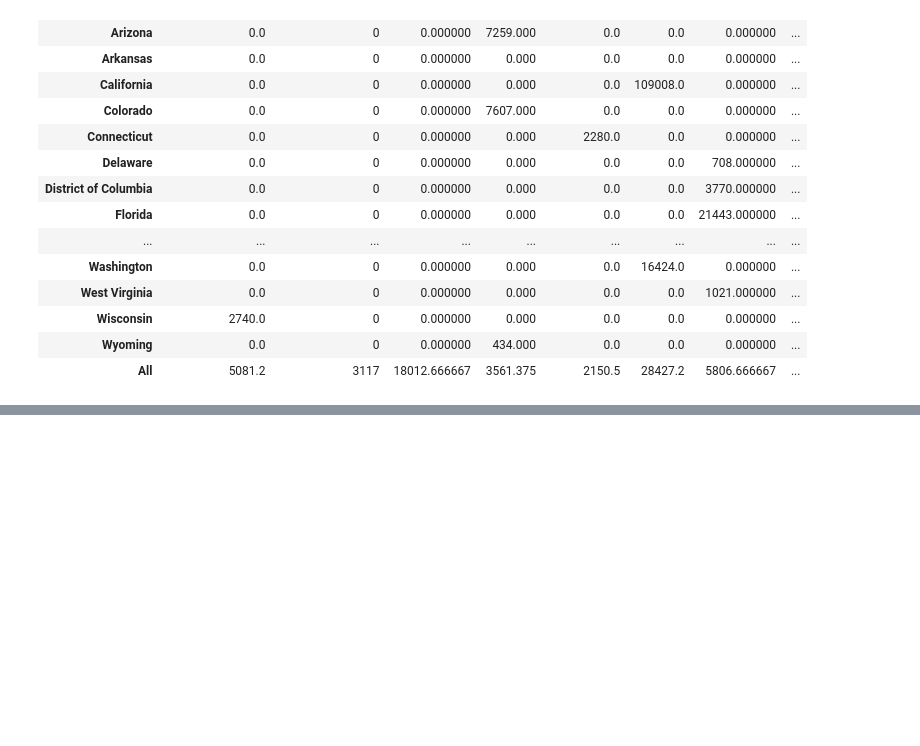
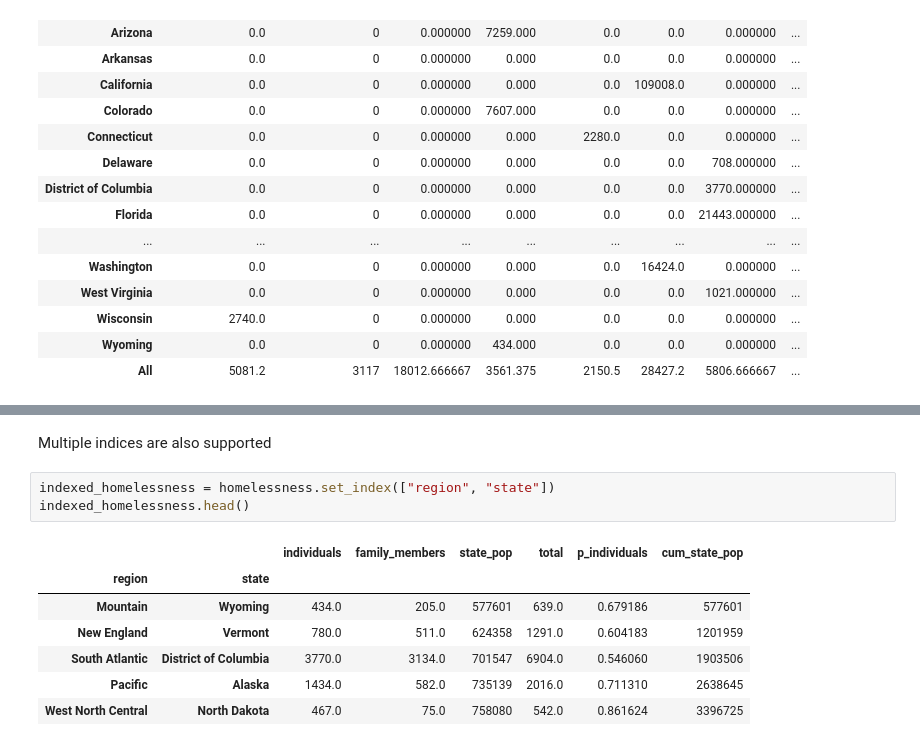
Before and after one commit to mapra99/ds-data-manipulation, a Jupyter notebook: pandas-datacamp.ipynb, the cells around one changed output, grey strips where cells are left out. Cells and saved outputs as stored; diff of their text form; blank space fills up the shorter version.

```diff
--- a/pandas-datacamp.ipynb
+++ b/pandas-datacamp.ipynb
@@ -435,0 +478,13 @@ homelessness.pivot_table(
+# %% [markdown]
+Multiple indices are also supported
+# %%
+indexed_homelessness = homelessness.set_index(["region", "state"])
+indexed_homelessness.head()
+# %% [output]
+|  |  | individuals | family_members | state_pop | total | p_individuals | cum_state_pop |
+| region | state |  |  |  |  |  |  |
+| Mountain | Wyoming | 434.0 | 205.0 | 577601 | 639.0 | 0.679186 | 577601 |
+| New England | Vermont | 780.0 | 511.0 | 624358 | 1291.0 | 0.604183 | 1201959 |
+| South Atlantic | District of Columbia | 3770.0 | 3134.0 | 701547 | 6904.0 | 0.546060 | 1903506 |
+| Pacific | Alaska | 1434.0 | 582.0 | 735139 | 2016.0 | 0.711310 | 2638645 |
+| West North Central | North Dakota | 467.0 | 75.0 | 758080 | 542.0 | 0.861624 | 3396725 |
```
Also changed, not shown: parts of 10 cells of this notebook.
